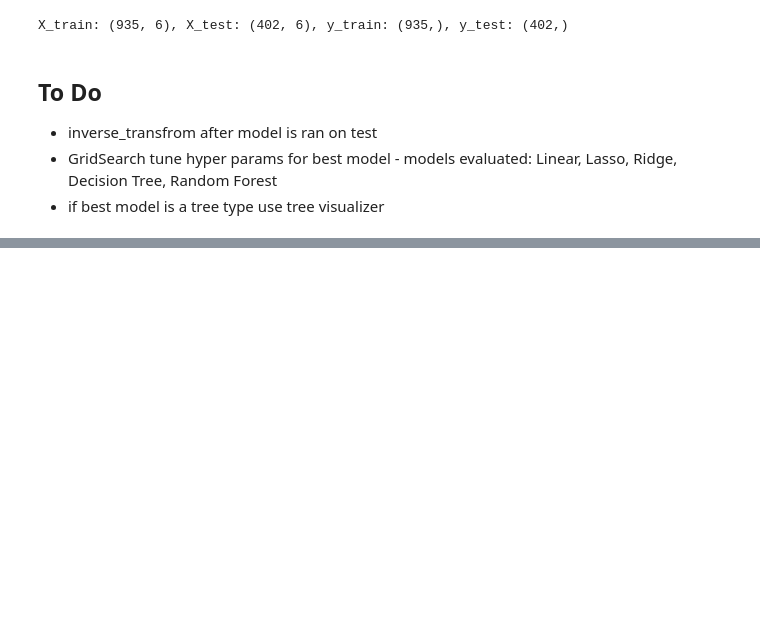
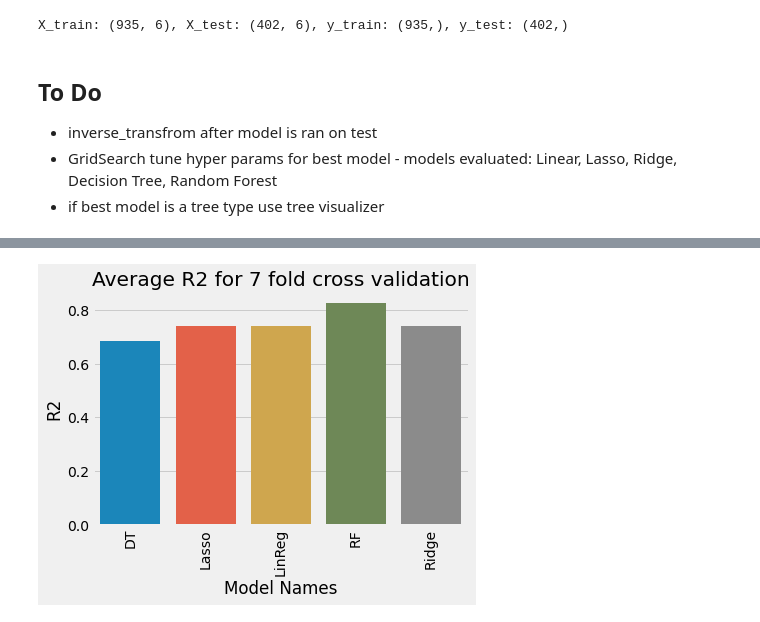
Before and after one commit to bcook26/ML-Models, a Jupyter notebook: MedicalCostsANOVA/medcosts_anova.ipynb, the cells around one changed output, grey strips where cells are left out. Cells and saved outputs as stored; diff of their text form; code cells hidden in the pictures; blank space fills up the shorter version.

Commit message:
updating finalized model and evaluation

```diff
--- a/MedicalCostsANOVA/medcosts_anova.ipynb
+++ b/MedicalCostsANOVA/medcosts_anova.ipynb
@@ -436,0 +489,7 @@ from sklearn.ensemble import RandomForestRegressor
+# %%
+model_summary = model_summary.rename(columns = {"test_neg_mean_absolute_error":"test_mean_absolute_error","test_neg_root_mean_squared_error":"test_rmse"})
+# %%
+model_summary['test_mean_absolute_error'] = model_summary['test_mean_absolute_error'] * -1
+model_summary['test_rmse'] = model_summary['test_rmse'] * -1
+
+model_summary
@@ -436,0 +514,3 @@ from sklearn.ensemble import RandomForestRegressor
+# %%
+absolute_error = model_summary.groupby('model')['test_mean_absolute_error'].mean()
+absolute_error
@@ -436,0 +525,7 @@ from sklearn.ensemble import RandomForestRegressor
+# %%
+model_r2 = model_summary.groupby('model')['test_r2'].mean()
+model_rmse = model_summary.groupby('model')['test_rmse'].mean()
+col_to_concat = [model_r2, absolute_error, model_rmse]
+r2_absolute_error = pd.concat(col_to_concat, axis = 1)
+
+r2_absolute_error
@@ -436,0 +540,9 @@ from sklearn.ensemble import RandomForestRegressor
+# %%
+sns.barplot(x=r2_absolute_error.index, y=r2_absolute_error['test_r2'], data = r2_absolute_error)
+plt.title('Average R2 for 7 fold cross validation')
+plt.xticks(rotation = 90)
+plt.xlabel('Model Names')
+plt.ylabel('R2')
+plt.show()
+# %% [output]
+[figure, added]
```
Also changed, not shown: parts of 16 cells of this notebook.
